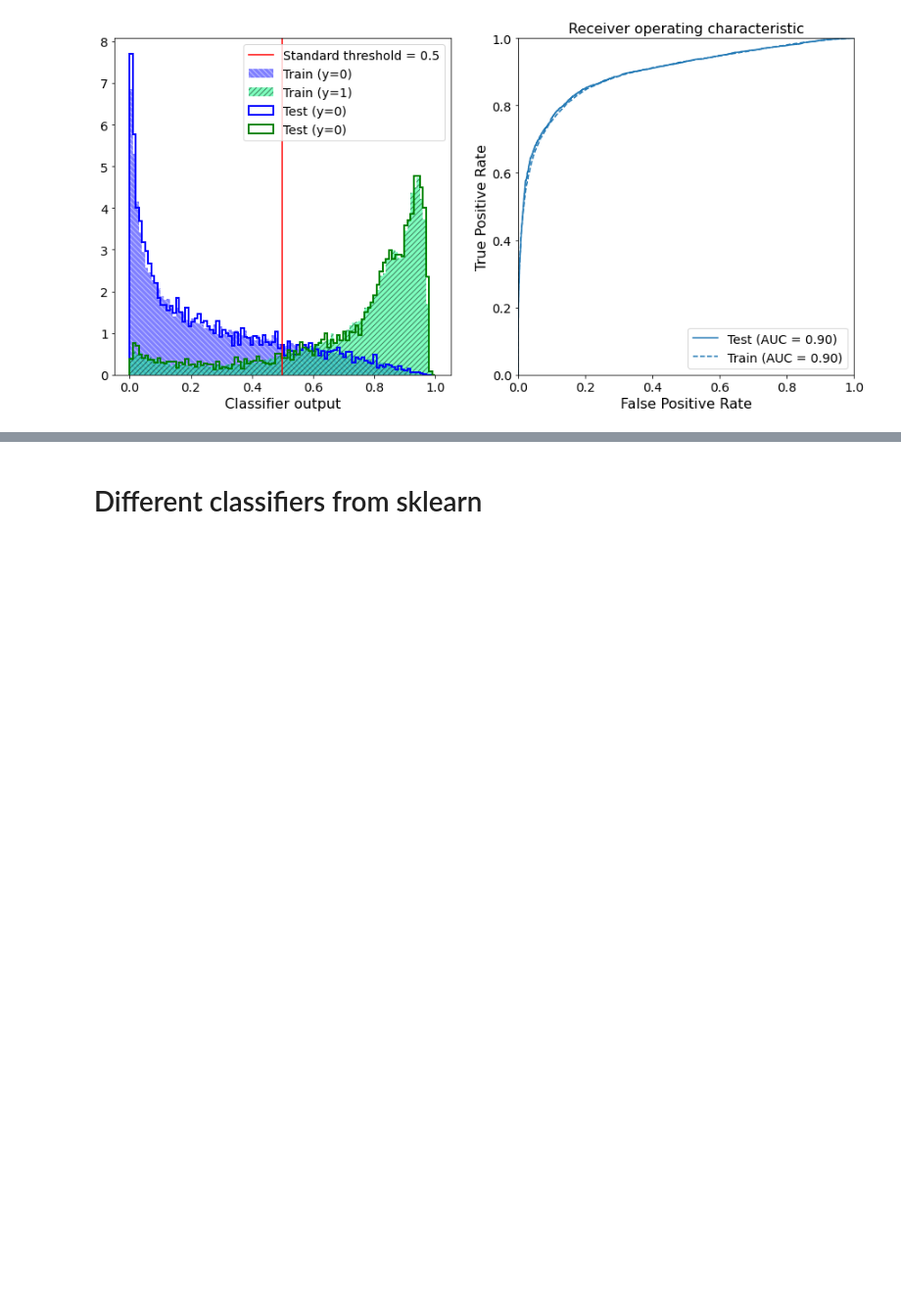
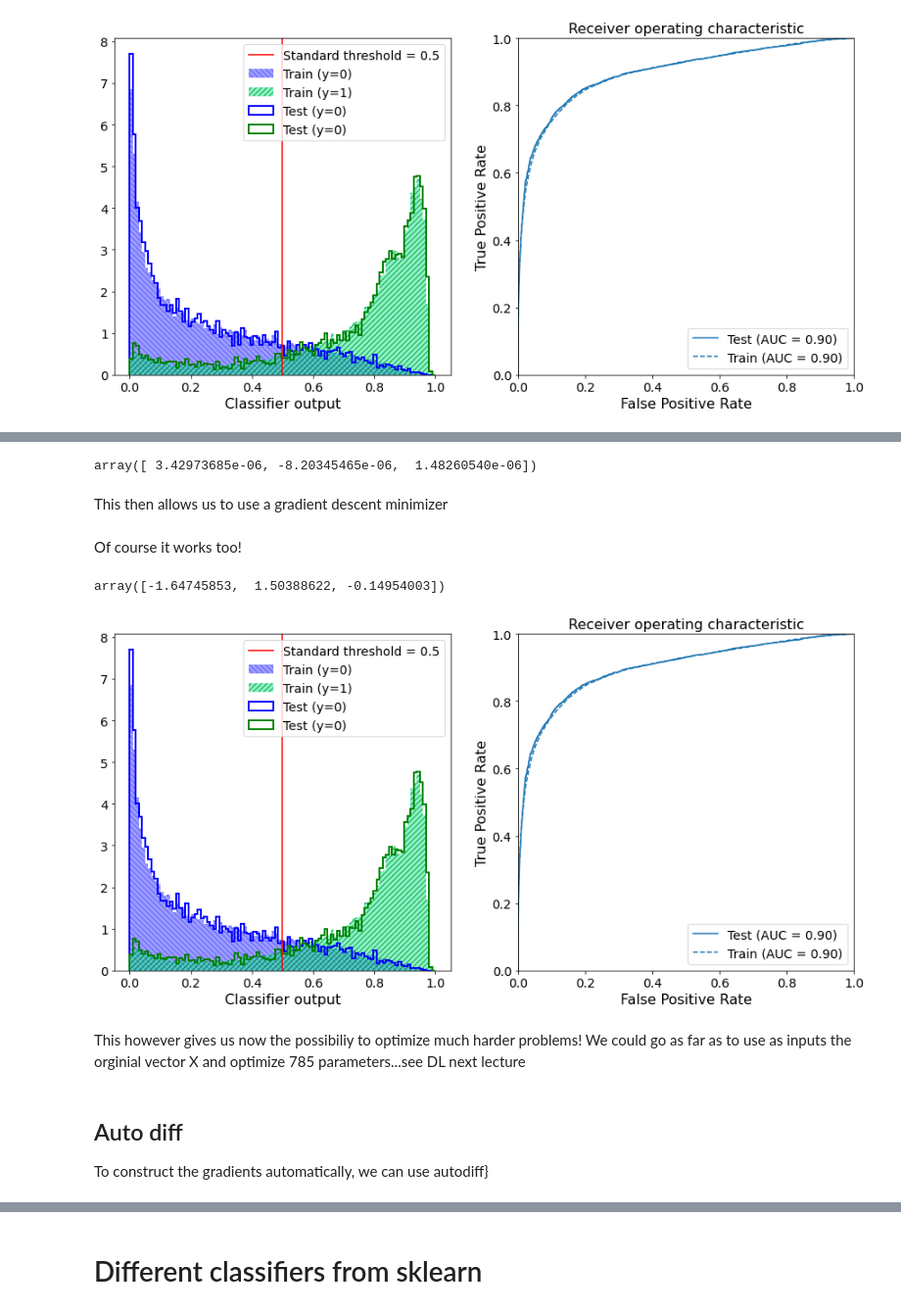
Before and after one commit to philippeller/Teaching, a Jupyter notebook: classification.ipynb, the cells around one changed output, grey strips where cells are left out. Shown at 98% size. Cells and saved outputs as stored; diff of their text form; code cells hidden in the pictures; blank space fills up the shorter version.

```diff
--- a/classification.ipynb
+++ b/classification.ipynb
@@ -272,0 +309,2 @@ array([ 1.66985488, -0.12792481,  0.21231268])
+# %%
+q = 1 / (1 + np.exp(-(X_train @ params[:-1] + params[-1])))
@@ -314,0 +358,35 @@ plot_clf(y_predicted, y_test_predicted, y_predicted_label, y_test_predicted_labe
+# %%
+def grad(params):
+    q = expit(X_train @ params[:-1] + params[-1])
+    d = - (y_train * q - (1-y_train) / (1-q) * q**2) * np.exp(-(X_train @ params[:-1] + params[-1]))
+    g = np.average(X_train * d[:, np.newaxis], axis=0)
+    return np.concatenate((g, [np.average(d)]))
+grad(params)
+# %% [output]
+array([ 3.42973685e-06, -8.20345465e-06,  1.48260540e-06])
+# %% [markdown]
+This then allows us to use a gradient descent minimizer
+# %%
+params = np.random.randn(X.shape[1] + 1)
+res = optimize.minimize(loss, params, jac=grad, method="l-bfgs-b")
+params = res.x
+# %% [markdown]
+Of course it works too!
+# %%
+params
+# %% [output]
+array([-1.64745853,  1.50388622, -0.14954003])
+# %%
+q = expit(X_train @ params[:-1] + params[-1])
+q_test = expit(X_test @ params[:-1] + params[-1])
+y_predicted = np.stack((1-q, q)).T
+y_test_predicted = np.stack((1-q_test, q_test)).T
+plot_clf(y_predicted, y_test_predicted)
+# %% [output]
+[figure, added]
+# %% [markdown]
+This however gives us now the possibiliy to optimize much harder problems! We could go as far as to use as inputs the orginial vector X and optimize 785 parameters...see DL next lecture
+# %% [markdown]
+## Auto diff
+
+To construct the gradients automatically, we can use autodiff}
```
Also changed, not shown: parts of 59 cells of this notebook, 7 other files.
